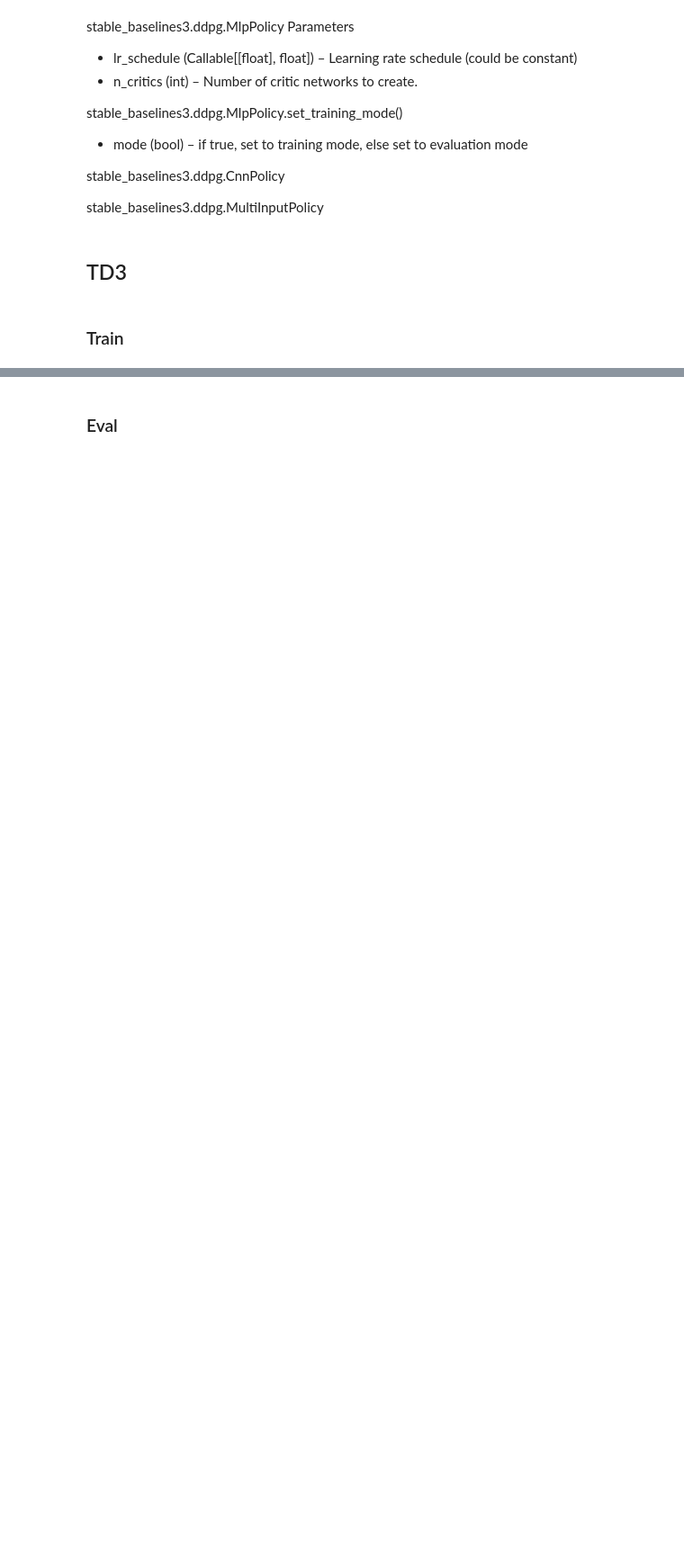
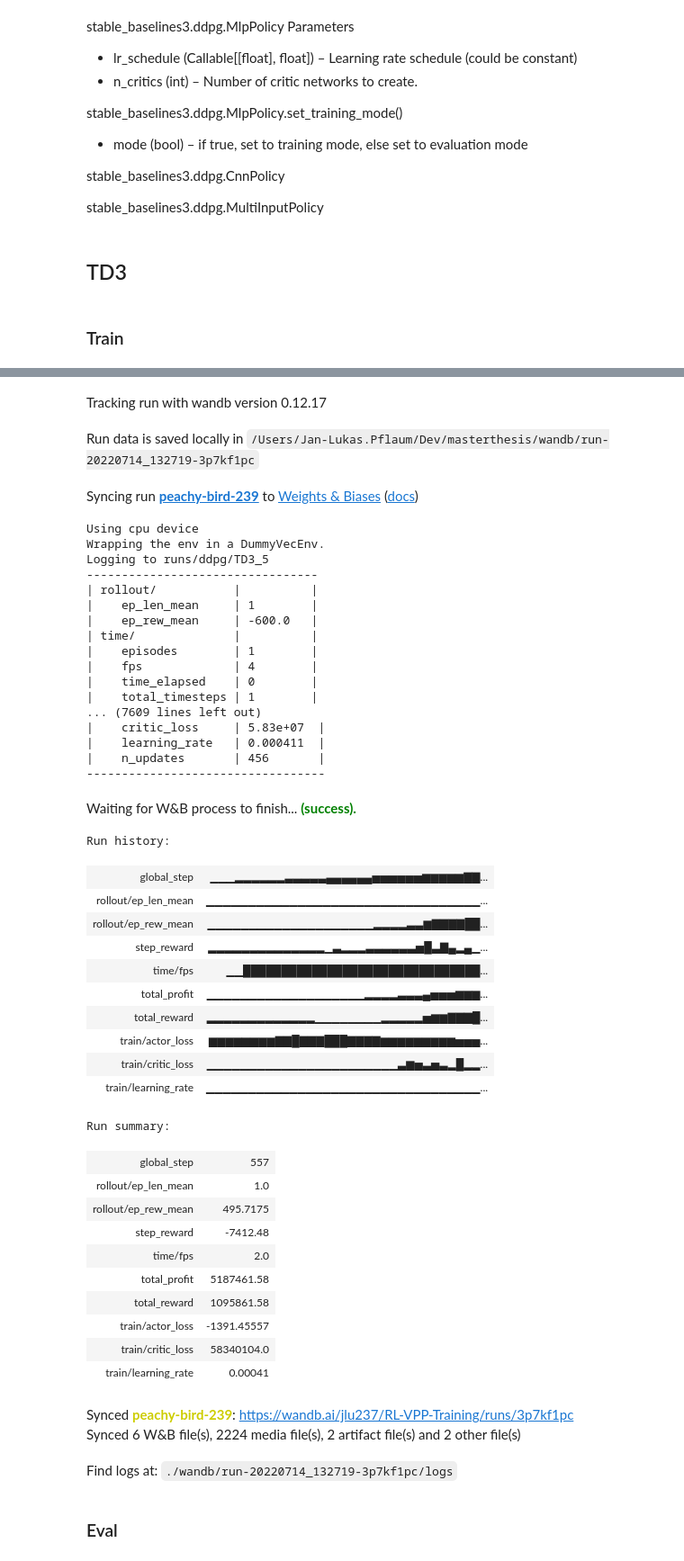
Before and after one commit to jlp237/MA-VPP-RL-bidding, a Jupyter notebook: 02_VPPBiddingEnv.ipynb, the cells around one changed output, grey strips where cells are left out. Shown at 90% size. Drawn from its saved outputs; the diff is of its cells as text; code cells hidden in the pictures; blank space fills up the shorter version.

```diff
--- a/02_VPPBiddingEnv.ipynb
+++ b/02_VPPBiddingEnv.ipynb
@@ -1141,7 +95,7 @@ env = RecordEpisodeStatistics(env) # record stats such as returns
 
 config = {
     "policy": 'MultiInputPolicy',
-    "total_timesteps": 697 - (len(test_set_date_list))
+    "total_timesteps": 557
 }
 
 # The noise objects for DDPG
@@ -1189,7 +143,7 @@ wandb.init(
 
 tbl = wandb.Table(columns=["episode", "bid_submission_time"])
 
-episodes = len(test_set_date_list) #=140
+episodes = 140
 
 for i_episode in range(episodes):
     observation = eval_env.reset()
@@ -1631,7 +584,7 @@ env = RecordEpisodeStatistics(env) # record stats such as returns
 
 config = {
     "policy": 'MultiInputPolicy',
-    "total_timesteps":  697 - (len(test_set_date_list))
+    "total_timesteps":  557
 }
 
 # The noise objects for DDPG
@@ -1649,7 +602,19 @@ wandb.init(
     job_type="training"
 )
 
-model = TD3(config['policy'], env, action_noise=None, verbose=1, tensorboard_log=f"runs/ddpg")
+model = TD3(config['policy'],
+            env,
+            verbose=1,
+            tensorboard_log=f"runs/ddpg",
+            gamma=0.99,
+            batch_size=32,
+            buffer_size=100000,
+            learning_rate=0.0004109,
+            tau=0.001,
+            action_noise=None,
+            policy_kwargs = dict(net_arch=[256, 256])
+           )
+
 
 model.learn(total_timesteps=config['total_timesteps'],
             log_interval=1,
@@ -1657,3 +622,4 @@ model.learn(total_timesteps=config['total_timesteps'],
                 gradient_save_freq=1,
                 verbose=2))
 wandb.finish()
+# %% [output]
@@ -1660,3 +629,49 @@ wandb.finish()
+Tracking run with wandb version 0.12.17
+Run data is saved locally in /Users/Jan-Lukas.Pflaum/Dev/masterthesis/wandb/run-20220714_132719-3p7kf1pc
+Syncing run peachy-bird-239 to Weights & Biases (docs)
+Using cpu device
+Wrapping the env in a DummyVecEnv.
+Logging to runs/ddpg/TD3_5
+---------------------------------
+| rollout/           |          |
+|    ep_len_mean     | 1        |
+|    ep_rew_mean     | -600.0   |
+| time/              |          |
+|    episodes        | 1        |
+|    fps             | 4        |
+|    time_elapsed    | 0        |
+|    total_timesteps | 1        |
+... (7609 lines left out)
+|    critic_loss     | 5.83e+07  |
+|    learning_rate   | 0.000411  |
+|    n_updates       | 456       |
+----------------------------------
+Waiting for W&B process to finish... (success).
+Run history:
+| global_step | ▁▁▁▂▂▂▂▂▂▃▃▃▃▃▄▄▄▄▄▄▅▅▅▅▅▅▆▆▆▆▆▇▇... |
+| rollout/ep_len_mean | ▁▁▁▁▁▁▁▁▁▁▁▁▁▁▁▁▁▁▁▁▁▁▁▁▁▁▁▁▁▁▁▁▁... |
+| rollout/ep_rew_mean | ▁▁▁▁▁▁▁▁▁▁▁▁▁▁▁▁▁▁▁▁▂▂▂▂▃▃▆▇▇▇▇██... |
+| step_reward | ▂▂▂▂▂▂▂▂▂▂▂▂▂▂▁▃▂▂▂▃▃▃▃▃▃▅█▃▇▄▂▄▁... |
+| time/fps | ▁▁███████████████████████████████... |
+| total_profit | ▁▁▁▁▁▁▁▁▁▁▁▁▁▁▁▁▁▁▁▂▂▂▂▃▃▃▄▅▅▅▆▆▆... |
+| total_reward | ▂▂▂▂▂▂▂▂▂▂▂▂▂▁▁▁▁▁▁▁▁▂▂▂▂▂▅▆▆▇▇▇█... |
+| train/actor_loss | ▆▆▆▆▆▆▆▆▇▇█▇▇▇███▇▇▇▇▆▆▆▆▆▆▆▆▆▅▅▅... |
+| train/critic_loss | ▁▁▁▁▁▁▁▁▁▁▁▁▁▁▁▁▁▁▁▁▁▁▁▃▆▅▃▅▃▂█▂▂... |
+| train/learning_rate | ▁▁▁▁▁▁▁▁▁▁▁▁▁▁▁▁▁▁▁▁▁▁▁▁▁▁▁▁▁▁▁▁▁... |
+Run summary:
+| global_step | 557 |
+| rollout/ep_len_mean | 1.0 |
+| rollout/ep_rew_mean | 495.7175 |
+| step_reward | -7412.48 |
+| time/fps | 2.0 |
+| total_profit | 5187461.58 |
+| total_reward | 1095861.58 |
+| train/actor_loss | -1391.45557 |
+| train/critic_loss | 58340104.0 |
+| train/learning_rate | 0.00041 |
+Synced peachy-bird-239: https://wandb.ai/jlu237/RL-VPP-Training/runs/3p7kf1pc
+Synced 6 W&B file(s), 2224 media file(s), 2 artifact file(s) and 2 other file(s)
+Find logs at: ./wandb/run-20220714_132719-3p7kf1pc/logs
 # %% [markdown]
 ### Eval
 # %%
```
Also changed, not shown: parts of 12 cells of this notebook, 7 other files.
